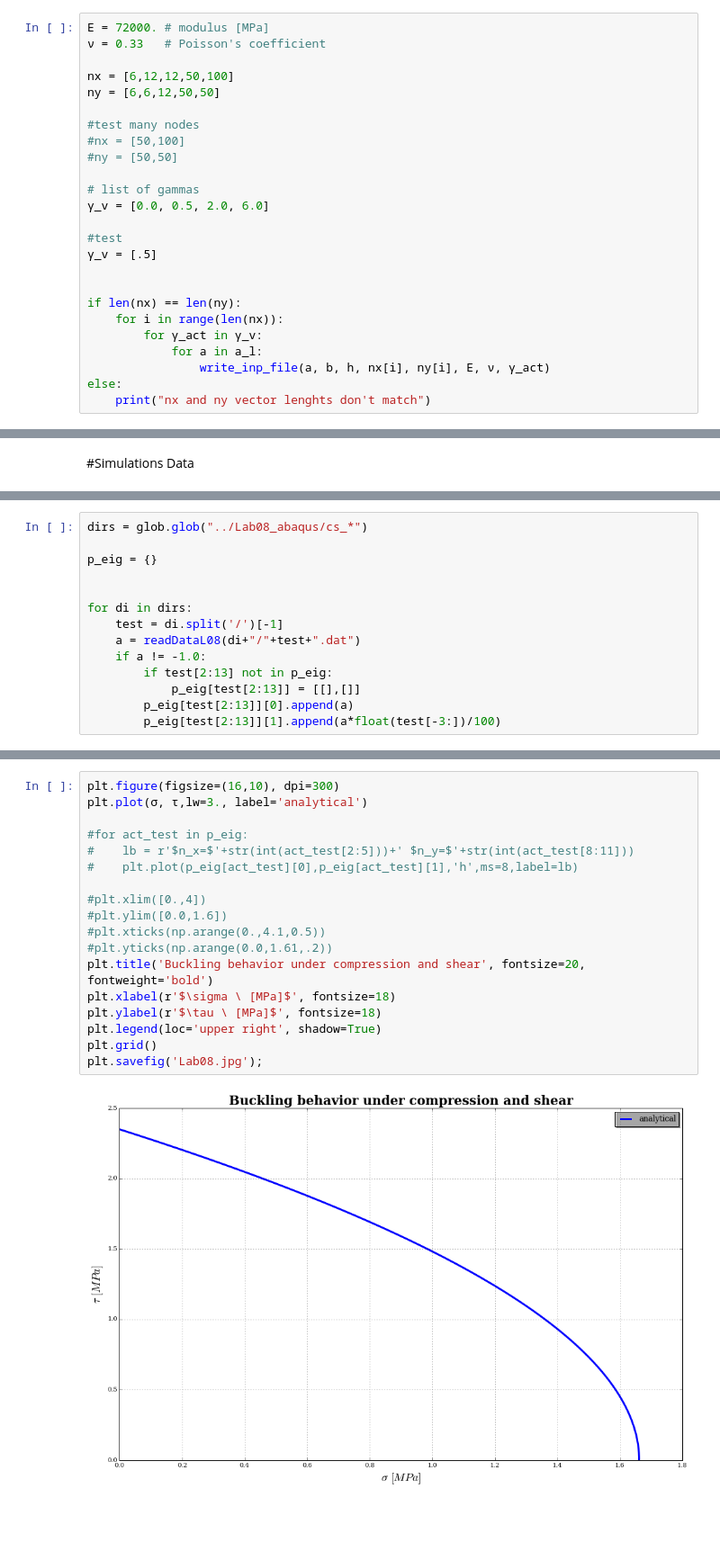
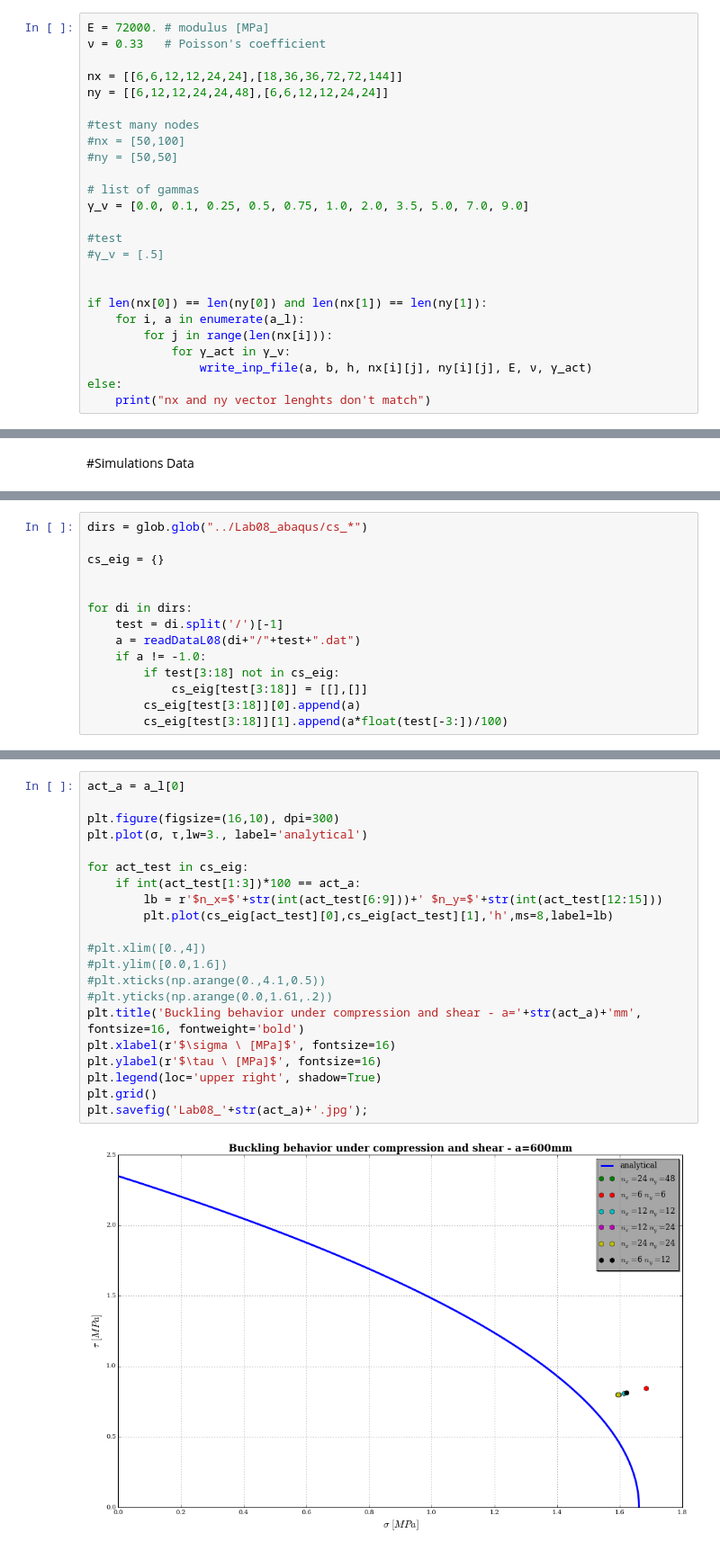
Before and after one commit to Ccaccia73/NLAAS-Labs, a Jupyter notebook: lab08.ipynb, the cells around one changed output, grey strips where cells are left out. Shown at 90% size. Drawn from its saved outputs; the diff is of its cells as text; blank space fills up the shorter version.

```diff
--- a/lab08.ipynb
+++ b/lab08.ipynb
@@ -288,25 +292,25 @@ Compute node coordinates, elements, constrained and loaded nodes
 E = 72000. # modulus [MPa]
 ν = 0.33   # Poisson's coefficient
 
-nx = [6,12,12,50,100]
-ny = [6,6,12,50,50]
+nx = [[6,6,12,12,24,24],[18,36,36,72,72,144]]
+ny = [[6,12,12,24,24,48],[6,6,12,12,24,24]]
 
 #test many nodes
 #nx = [50,100]
 #ny = [50,50]
 
 # list of gammas
-γ_v = [0.0, 0.5, 2.0, 6.0]
+γ_v = [0.0, 0.1, 0.25, 0.5, 0.75, 1.0, 2.0, 3.5, 5.0, 7.0, 9.0]
 
 #test
-γ_v = [.5]
+#γ_v = [.5]
 
 
-if len(nx) == len(ny):
-    for i in range(len(nx)):
-        for γ_act in γ_v:
-            for a in a_l:
-                write_inp_file(a, b, h, nx[i], ny[i], E, ν, γ_act)
+if len(nx[0]) == len(ny[0]) and len(nx[1]) == len(ny[1]):
+    for i, a in enumerate(a_l):
+        for j in range(len(nx[i])):
+            for γ_act in γ_v:
+                write_inp_file(a, b, h, nx[i][j], ny[i][j], E, ν, γ_act)
 else:
     print("nx and ny vector lenghts don't match")
 # %%
@@ -404,14 +417,14 @@ def readDataL08(filename):
 # %%
 dirs = glob.glob("../Lab08_abaqus/cs_*")
 
-p_eig = {}
+cs_eig = {}
 
 
 for di in dirs:
     test = di.split('/')[-1]
     a = readDataL08(di+"/"+test+".dat")
     if a != -1.0:
-        if test[2:13] not in p_eig:
-            p_eig[test[2:13]] = [[],[]]
-        p_eig[test[2:13]][0].append(a)
-        p_eig[test[2:13]][1].append(a*float(test[-3:])/100)
+        if test[3:18] not in cs_eig:
+            cs_eig[test[3:18]] = [[],[]]
+        cs_eig[test[3:18]][0].append(a)
+        cs_eig[test[3:18]][1].append(a*float(test[-3:])/100)
@@ -420,20 +431,23 @@ for di in dirs:
 # %%
+act_a = a_l[0]
+
 plt.figure(figsize=(16,10), dpi=300)
 plt.plot(σ, τ,lw=3., label='analytical')
 
-#for act_test in p_eig:
-#    lb = r'$n_x=$'+str(int(act_test[2:5]))+' $n_y=$'+str(int(act_test[8:11]))
-#    plt.plot(p_eig[act_test][0],p_eig[act_test][1],'h',ms=8,label=lb)
+for act_test in cs_eig:
+    if int(act_test[1:3])*100 == act_a:
+        lb = r'$n_x=$'+str(int(act_test[6:9]))+' $n_y=$'+str(int(act_test[12:15]))
+        plt.plot(cs_eig[act_test][0],cs_eig[act_test][1],'h',ms=8,label=lb)
 
 #plt.xlim([0.,4])
 #plt.ylim([0.0,1.6])
 #plt.xticks(np.arange(0.,4.1,0.5))
 #plt.yticks(np.arange(0.0,1.61,.2))
-plt.title('Buckling behavior under compression and shear', fontsize=20, fontweight='bold')
-plt.xlabel(r'$\sigma \ [MPa]$', fontsize=18)
-plt.ylabel(r'$\tau \ [MPa]$', fontsize=18)
+plt.title('Buckling behavior under compression and shear - a='+str(act_a)+'mm', fontsize=16, fontweight='bold')
+plt.xlabel(r'$\sigma \ [MPa]$', fontsize=16)
+plt.ylabel(r'$\tau \ [MPa]$', fontsize=16)
 plt.legend(loc='upper right', shadow=True)
 plt.grid()
-plt.savefig('Lab08.jpg');
+plt.savefig('Lab08_'+str(act_a)+'.jpg');
 # %% [output]
-[figure, old version]
+[figure, new version]
```
Also changed, not shown: parts of 11 cells of this notebook, 1 other file.
